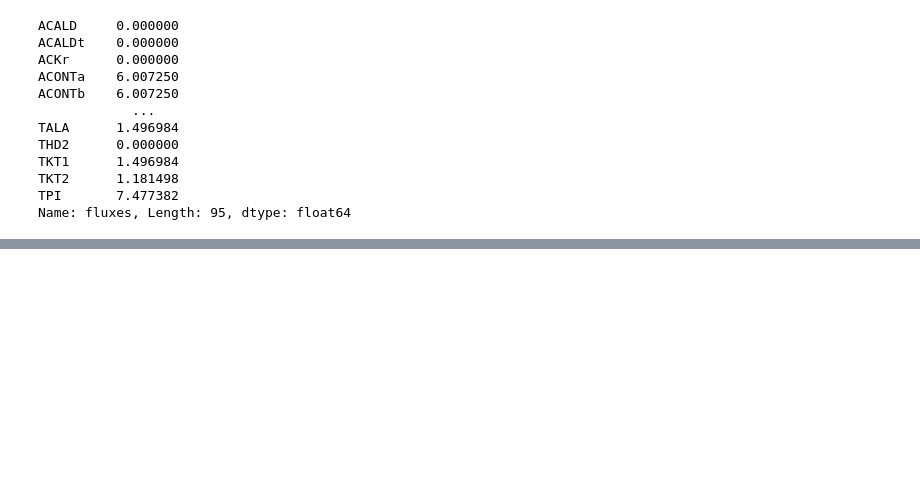
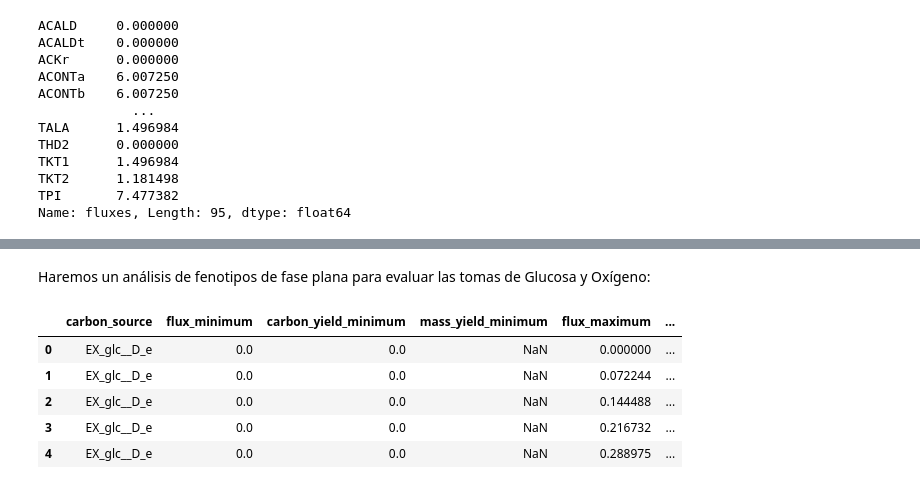
Before and after one commit to martillodesocorro/Manual-COBRApy-, a Jupyter notebook: Manual COBRApy.ipynb, the cells around one changed output, grey strips where cells are left out. Saved outputs shown, nothing was run; the diff lists cells and outputs as text; code cells hidden in the pictures; blank space fills up the shorter version.

```diff
--- a/Manual COBRApy.ipynb
+++ b/Manual COBRApy.ipynb
@@ -774,0 +933,2 @@ Name: fluxes, Length: 95, dtype: float64
+# %% [markdown]
+Haremos un análisis de fenotipos de fase plana para evaluar las tomas de Glucosa y Oxígeno:
@@ -774,0 +937,9 @@ Name: fluxes, Length: 95, dtype: float64
+# %%
+prod_env.head()
+# %% [output]
+|  | carbon_source | flux_minimum | carbon_yield_minimum | mass_yield_minimum | flux_maximum | ... |
+| 0 | EX_glc__D_e | 0.0 | 0.0 | NaN | 0.000000 | ... |
+| 1 | EX_glc__D_e | 0.0 | 0.0 | NaN | 0.072244 | ... |
+| 2 | EX_glc__D_e | 0.0 | 0.0 | NaN | 0.144488 | ... |
+| 3 | EX_glc__D_e | 0.0 | 0.0 | NaN | 0.216732 | ... |
+| 4 | EX_glc__D_e | 0.0 | 0.0 | NaN | 0.288975 | ... |
```
Also changed, not shown: parts of 33 cells of this notebook.
